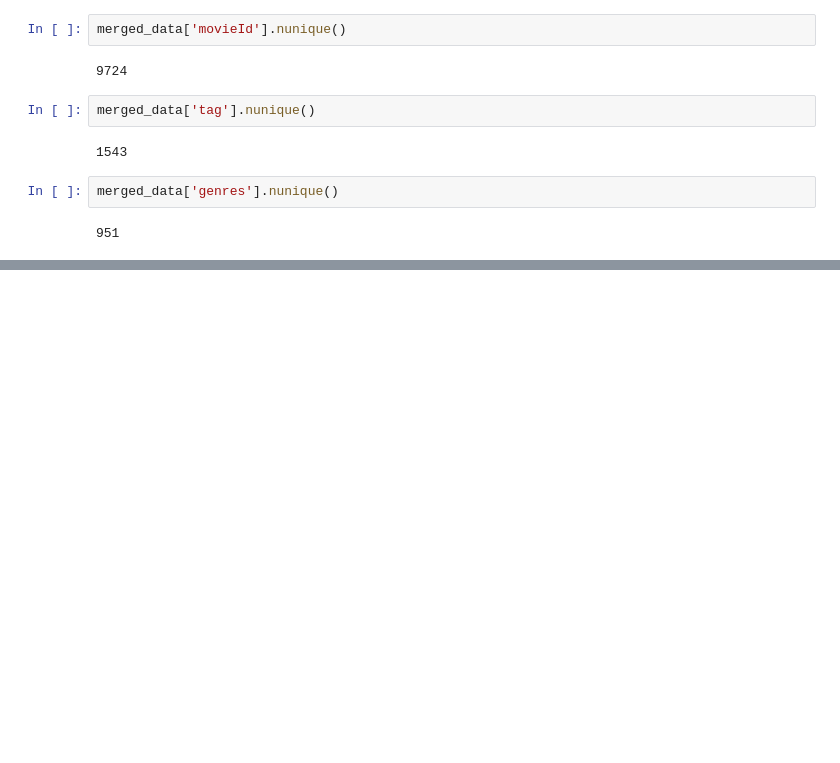
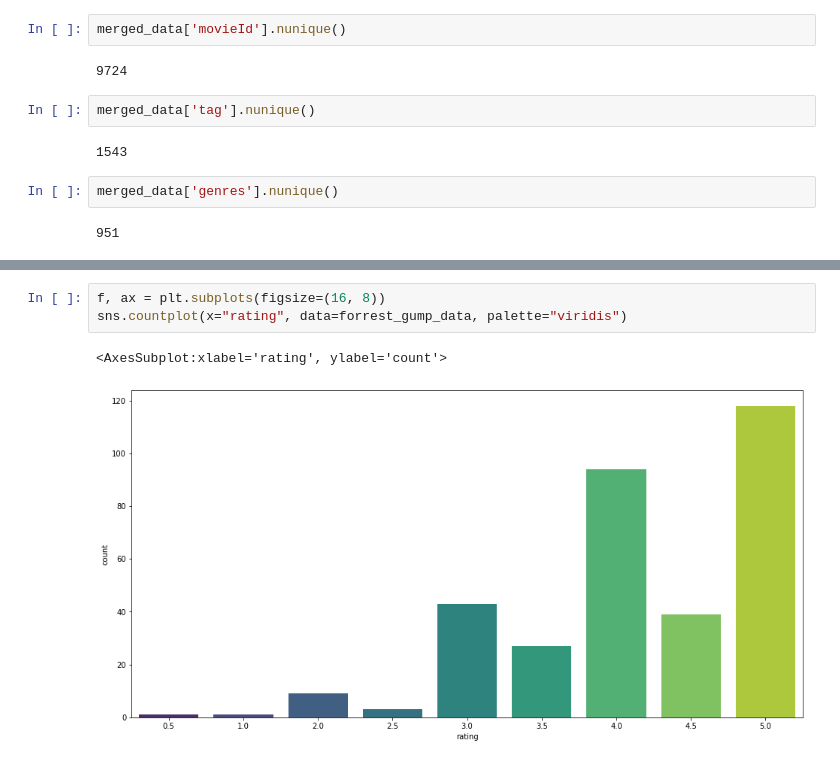
Before and after one commit to calvintirrell/Movie_Data, a Jupyter notebook: movies_shows_data.ipynb, the cells around one changed output, grey strips where cells are left out. Saved outputs shown, nothing was run; the diff lists cells and outputs as text; blank space fills up the shorter version.

```diff
--- a/movies_shows_data.ipynb
+++ b/movies_shows_data.ipynb
@@ -289,0 +360,6 @@ user_genre_grouped
+# %%
+f, ax = plt.subplots(figsize=(16, 8))
+sns.countplot(x="rating", data=forrest_gump_data, palette="viridis")
+# %% [output]
+<AxesSubplot:xlabel='rating', ylabel='count'>
+[figure, added]
```
Also changed, not shown: parts of 21 cells of this notebook.
